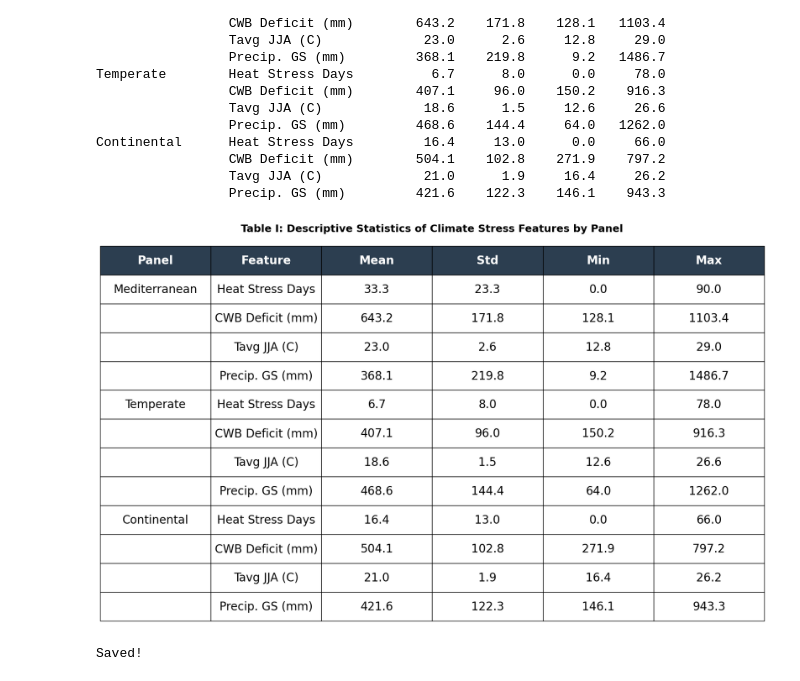
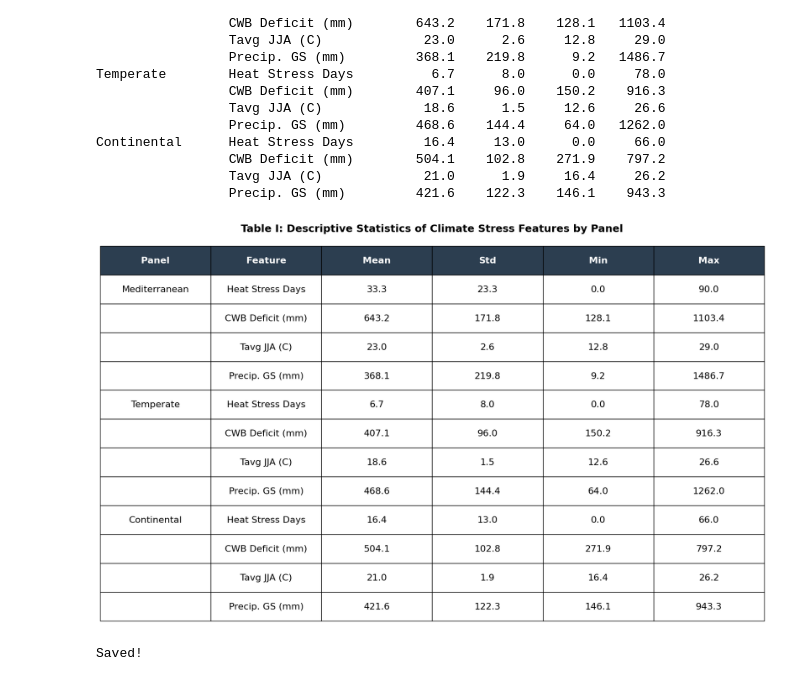
Before and after one commit to eda-yilmaz/DI501-Term-Project, a Jupyter notebook: notebooks/step3_descriptive_stats_table.ipynb, the cells around one changed output. Drawn from its saved outputs; the diff is of its cells as text; code cells hidden in the pictures.

```diff
--- a/notebooks/step3_descriptive_stats_table.ipynb
+++ b/notebooks/step3_descriptive_stats_table.ipynb
@@ -93,33 +93,33 @@ Continental      Heat Stress Days         16.4     13.0      0.0     66.0
 # %%
 fig, ax = plt.subplots(figsize=(18, 10))
 ax.axis('off')
 
 table = ax.table(
     cellText=rows,
     colLabels=col_labels,
     cellLoc='center',
     loc='center'
 )
 
 table.auto_set_font_size(False)
-table.set_fontsize(20)
+table.set_fontsize(16)
 table.scale(1.5, 3.5)
 
 for j in range(len(col_labels)):
     table[0, j].set_facecolor('#2c3e50')
     table[0, j].set_text_props(color='white', fontweight='bold')
 
 for i, panel in enumerate(panel_map):
     for j in range(len(col_labels)):
         table[i+1, j].set_facecolor('white')
 
 ax.set_title('Table I: Descriptive Statistics of Climate Stress Features by Panel',
              fontsize=18, fontweight='bold', pad=20)
 
 plt.tight_layout()
 plt.savefig('./table_descriptive_stats.png', dpi=300, bbox_inches='tight')
 plt.show()
 print('Saved!')
 # %% [output]
-[figure, old version]
+[figure, new version]
 Saved!
```
